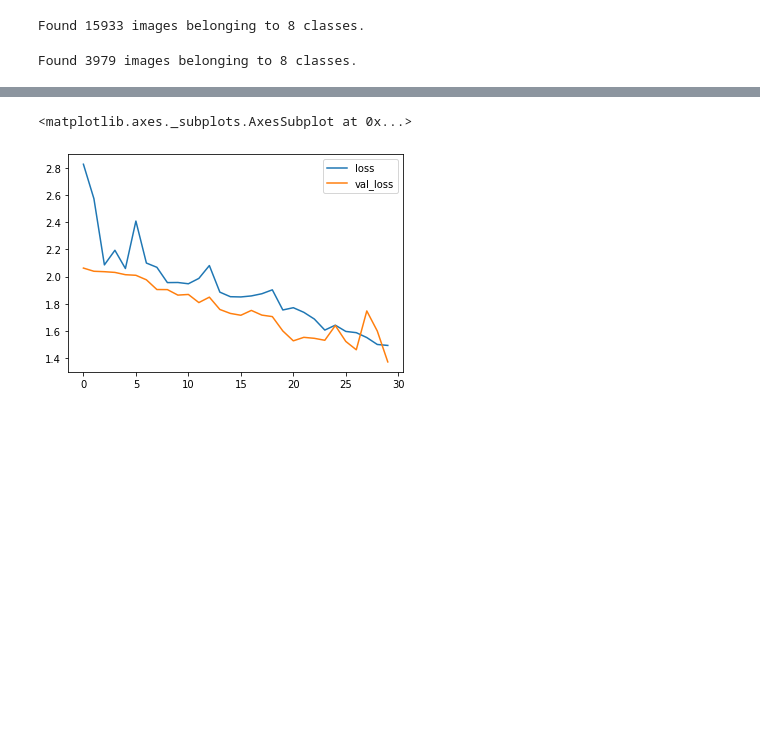
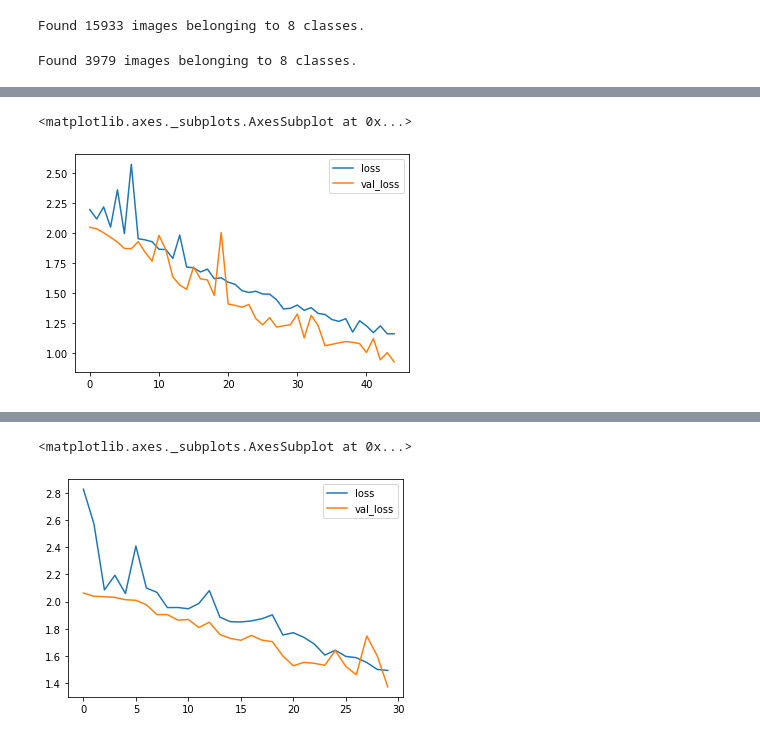
Before and after one commit to mansurPickles/animal10, a Jupyter notebook: Animal Classifier.ipynb, the cells around one changed output, grey strips where cells are left out. Saved outputs shown, nothing was run; the diff lists cells and outputs as text; code cells hidden in the pictures; blank space fills up the shorter version.

```diff
--- a/Animal Classifier.ipynb
+++ b/Animal Classifier.ipynb
@@ -180,4 +179,4 @@ Trainable params: 18,887,304
 Non-trainable params: 0
 _________________________________________________________________
 # %%
-model = load_model('model3.h5')
+model = load_model('model10.h5')
@@ -189,5 +186,5 @@ NameError: name 'load_model' is not defined
 from tensorflow.keras.callbacks import EarlyStopping
 early_stop = EarlyStopping(monitor='val_loss',patience=2)
 # %%
-results = model.fit_generator(test_gen, validation_data=test_gen, epochs=30)
+results = model.fit_generator(test_gen, validation_data=test_gen, epochs=1)
 # %% [output]
@@ -211,2 +201,8 @@ Epoch 30/30
 # %%
 losses = pd.DataFrame(model.history.history)
+# %%
+#from model 10
+losses[['loss', 'val_loss']].plot()
+# %% [output]
+<matplotlib.axes._subplots.AxesSubplot at 0x...>
+[figure, added]
```
Also changed, not shown: parts of 15 cells of this notebook.
